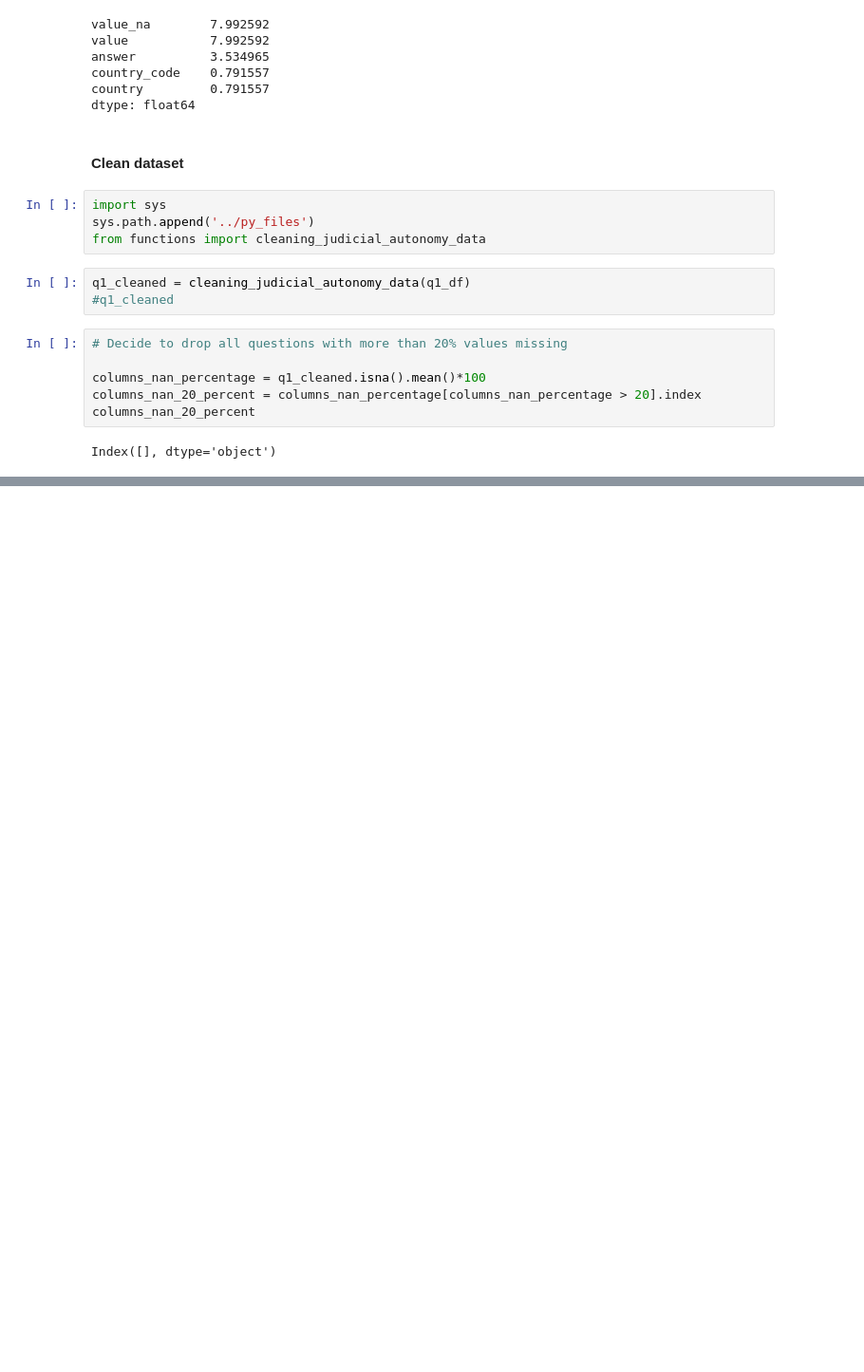
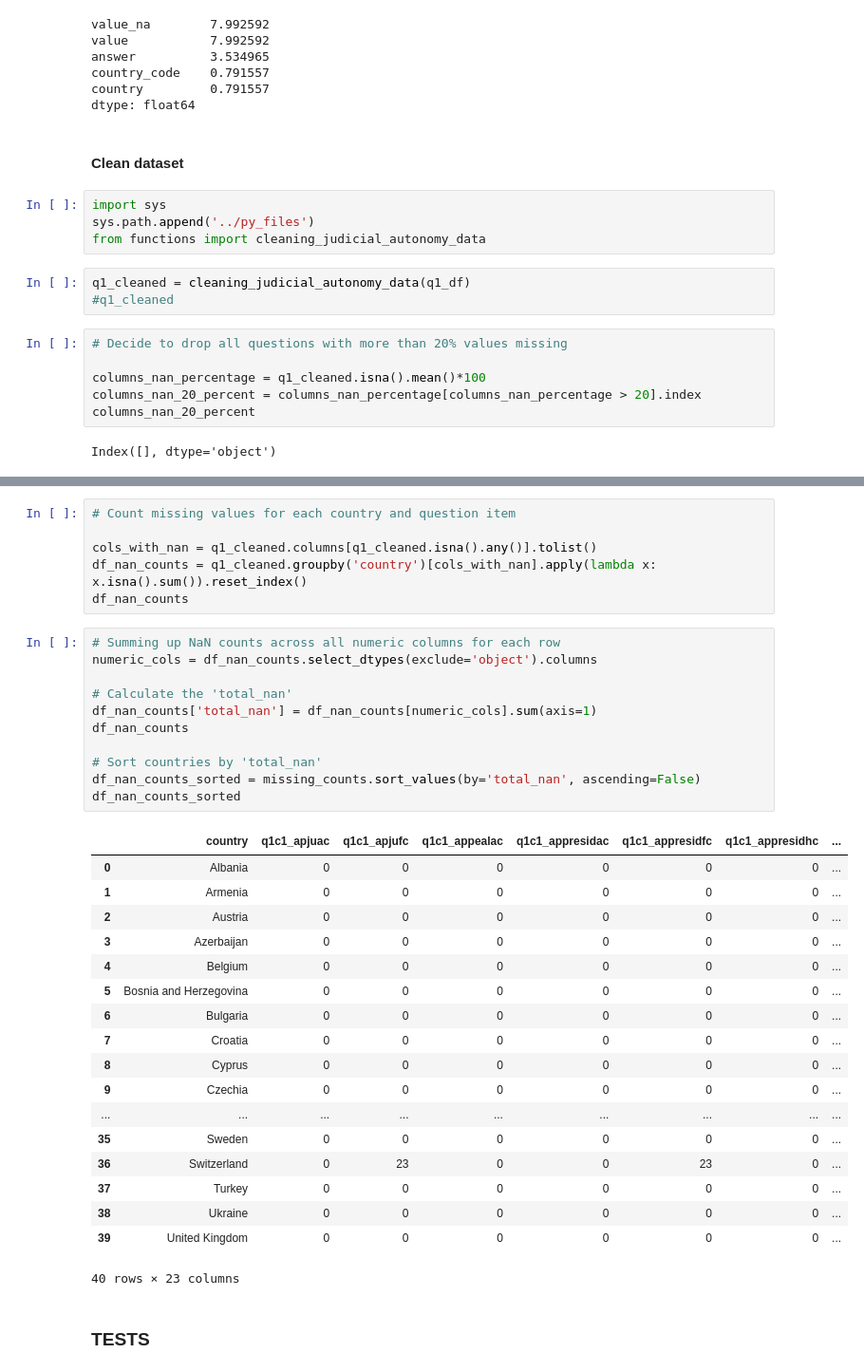
Before and after one commit to najafriederike/judicial-autonomy-index, a Jupyter notebook: notebooks/explore_missing_values.ipynb, the cells around one changed output, grey strips where cells are left out. Shown: that part at 95% size. Drawn from its saved outputs; the diff is of its cells as text; blank space fills up the shorter version.

```diff
--- a/notebooks/explore_missing_values.ipynb
+++ b/notebooks/explore_missing_values.ipynb
@@ -78,0 +142,38 @@ dtype: int64
+# %%
+# Count missing values for each country and question item
+
+cols_with_nan = q1_cleaned.columns[q1_cleaned.isna().any()].tolist()
+df_nan_counts = q1_cleaned.groupby('country')[cols_with_nan].apply(lambda x: x.isna().sum()).reset_index()
+df_nan_counts
+# %%
+# Summing up NaN counts across all numeric columns for each row
+numeric_cols = df_nan_counts.select_dtypes(exclude='object').columns
+
+# Calculate the 'total_nan'
+df_nan_counts['total_nan'] = df_nan_counts[numeric_cols].sum(axis=1)
+df_nan_counts
+
+# Sort countries by 'total_nan'
+df_nan_counts_sorted = missing_counts.sort_values(by='total_nan', ascending=False)
+df_nan_counts_sorted
+# %% [output]
+|  | country | q1c1_apjuac | q1c1_apjufc | q1c1_appealac | q1c1_appresidac | q1c1_appresidfc | q1c1_appresidhc | ... |
+| 0 | Albania | 0 | 0 | 0 | 0 | 0 | 0 | ... |
+| 1 | Armenia | 0 | 0 | 0 | 0 | 0 | 0 | ... |
+| 2 | Austria | 0 | 0 | 0 | 0 | 0 | 0 | ... |
+| 3 | Azerbaijan | 0 | 0 | 0 | 0 | 0 | 0 | ... |
+| 4 | Belgium | 0 | 0 | 0 | 0 | 0 | 0 | ... |
+| 5 | Bosnia and Herzegovina | 0 | 0 | 0 | 0 | 0 | 0 | ... |
+| 6 | Bulgaria | 0 | 0 | 0 | 0 | 0 | 0 | ... |
+| 7 | Croatia | 0 | 0 | 0 | 0 | 0 | 0 | ... |
+| 8 | Cyprus | 0 | 0 | 0 | 0 | 0 | 0 | ... |
+| 9 | Czechia | 0 | 0 | 0 | 0 | 0 | 0 | ... |
+| ... | ... | ... | ... | ... | ... | ... | ... | ... |
+| 35 | Sweden | 0 | 0 | 0 | 0 | 0 | 0 | ... |
+| 36 | Switzerland | 0 | 23 | 0 | 0 | 23 | 0 | ... |
+| 37 | Turkey | 0 | 0 | 0 | 0 | 0 | 0 | ... |
+| 38 | Ukraine | 0 | 0 | 0 | 0 | 0 | 0 | ... |
+| 39 | United Kingdom | 0 | 0 | 0 | 0 | 0 | 0 | ... |
+40 rows × 23 columns
+# %% [markdown]
+### TESTS
```
Also changed, not shown: parts of 17 cells of this notebook, 3 other files.
